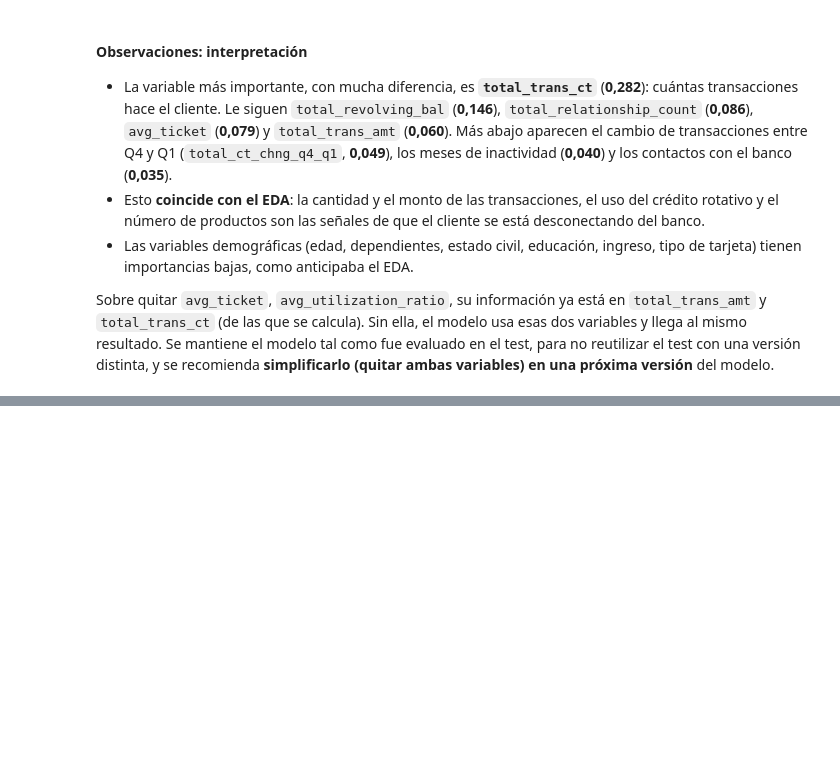
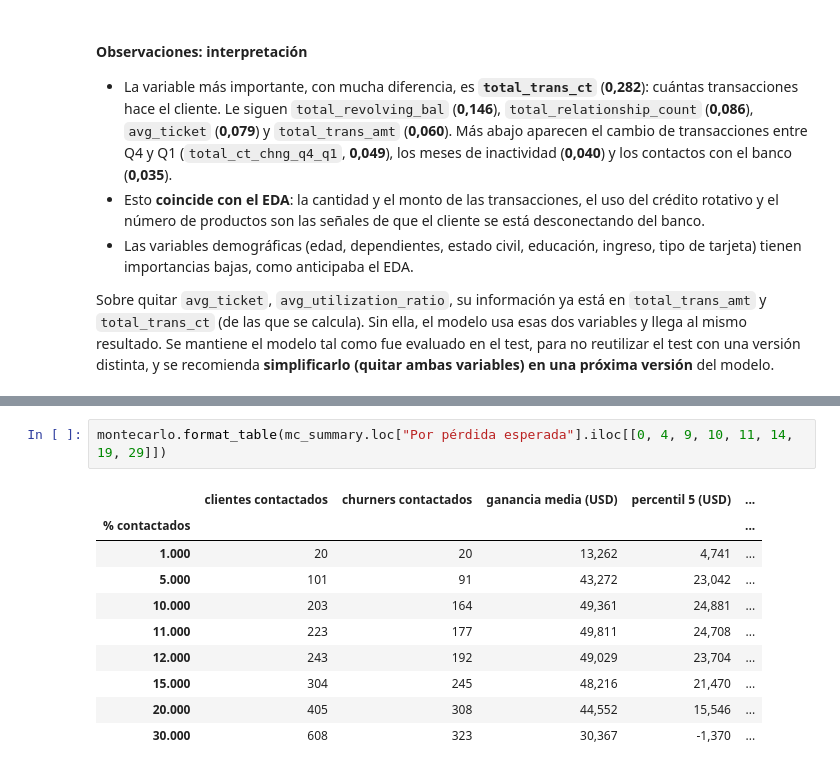
Before and after one commit to crissebasbol/bank_churn_prediction, a Jupyter notebook: notebooks/churn_analysis.ipynb, the cells around one changed output, grey strips where cells are left out. Saved outputs shown, nothing was run; the diff lists cells and outputs as text; blank space fills up the shorter version.

```diff
--- a/notebooks/churn_analysis.ipynb
+++ b/notebooks/churn_analysis.ipynb
@@ -1259,0 +1314,13 @@ Sobre quitar `avg_ticket`, `avg_utilization_ratio`, su información ya está en
+# %%
+montecarlo.format_table(mc_summary.loc["Por pérdida esperada"].iloc[[0, 4, 9, 10, 11, 14, 19, 29]])
+# %% [output]
+|  | clientes contactados | churners contactados | ganancia media (USD) | percentil 5 (USD) | ... |
+| % contactados |  |  |  |  | ... |
+| 1.000 | 20 | 20 | 13,262 | 4,741 | ... |
+| 5.000 | 101 | 91 | 43,272 | 23,042 | ... |
+| 10.000 | 203 | 164 | 49,361 | 24,881 | ... |
+| 11.000 | 223 | 177 | 49,811 | 24,708 | ... |
+| 12.000 | 243 | 192 | 49,029 | 23,704 | ... |
+| 15.000 | 304 | 245 | 48,216 | 21,470 | ... |
+| 20.000 | 405 | 308 | 44,552 | 15,546 | ... |
+| 30.000 | 608 | 323 | 30,367 | -1,370 | ... |
```
Also changed, not shown: parts of 12 cells of this notebook, 3 other files.
